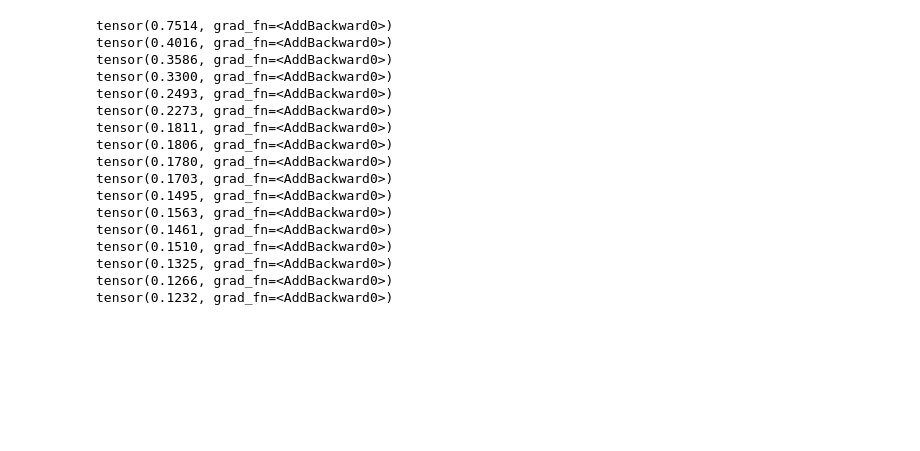
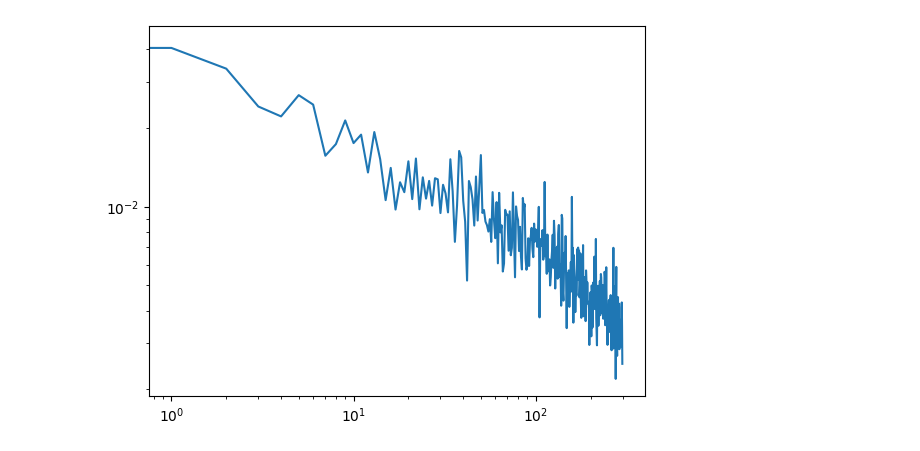
Before and after one commit to karlcal1/X_mas_break_Time_To_Lock_In, a Jupyter notebook: generatization_experiment.ipynb, the cells around one changed output. Cells and saved outputs as stored; diff of their text form; code cells hidden in the pictures; blank space fills up the shorter version.

```diff
--- a/generatization_experiment.ipynb
+++ b/generatization_experiment.ipynb
@@ -44,45 +45,29 @@ loss_fn = nn.MSELoss()
 # %%
 loss_list=[]
 
 the_model.train()
-for epochs in range(5000):
+for epochs in range(30000):
 
     losss=0
     for X_batch, Y_batch in train_loader:
         output = the_model(X_batch)
         loss = loss_fn(output,Y_batch)
         loss.backward()
         optim.step()
         losss+= loss
         optim.zero_grad()
 
     if epochs%100==0:
-        print(losss)
-    loss_list.append(loss.detach())
+       # print(losss)
+        loss_list.append(loss.detach())
 
 
 plt.plot(loss_list)
 plt.xscale("log")
 plt.yscale("log")
 plt.show()
 # %% [output]
-tensor(0.7514, grad_fn=<AddBackward0>)
-tensor(0.4016, grad_fn=<AddBackward0>)
-tensor(0.3586, grad_fn=<AddBackward0>)
-tensor(0.3300, grad_fn=<AddBackward0>)
-tensor(0.2493, grad_fn=<AddBackward0>)
-tensor(0.2273, grad_fn=<AddBackward0>)
-tensor(0.1811, grad_fn=<AddBackward0>)
-tensor(0.1806, grad_fn=<AddBackward0>)
-tensor(0.1780, grad_fn=<AddBackward0>)
-tensor(0.1703, grad_fn=<AddBackward0>)
-tensor(0.1495, grad_fn=<AddBackward0>)
-tensor(0.1563, grad_fn=<AddBackward0>)
-tensor(0.1461, grad_fn=<AddBackward0>)
-tensor(0.1510, grad_fn=<AddBackward0>)
-tensor(0.1325, grad_fn=<AddBackward0>)
-tensor(0.1266, grad_fn=<AddBackward0>)
-tensor(0.1232, grad_fn=<AddBackward0>)
+[figure, added]
 # %%
 plt.show()
 # %%
```
Also changed, not shown: parts of 11 cells of this notebook.
